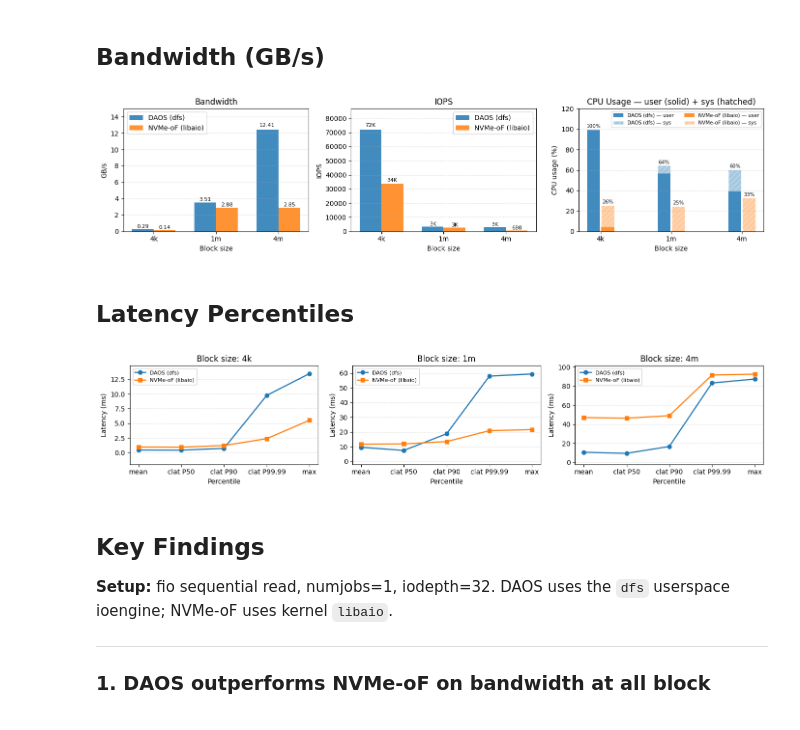
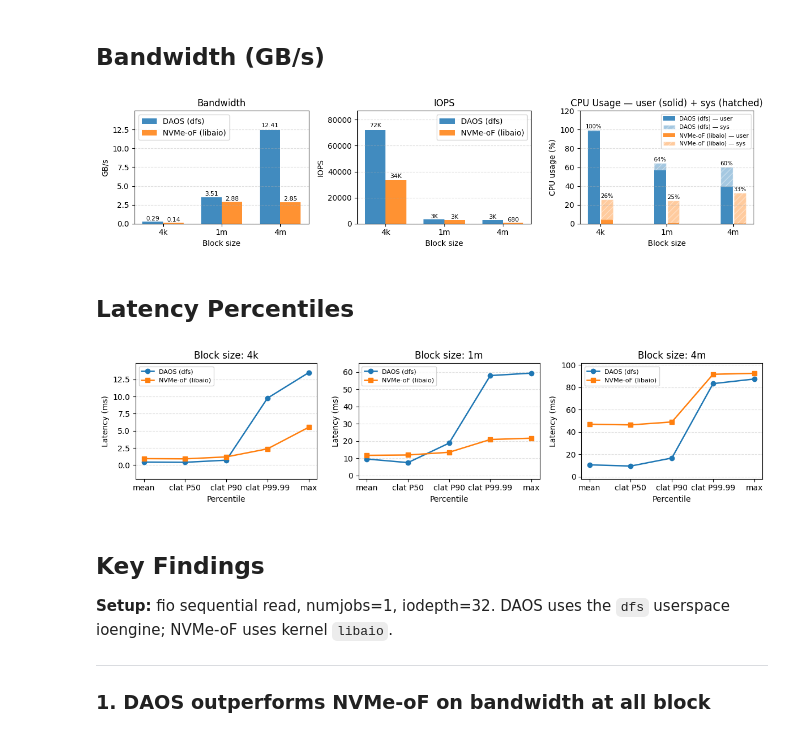
Before and after one commit to cissieAB/pdsw26_daos-bench, a Jupyter notebook: results/testbed/fio-cmp/fio_cmp.ipynb, the cells around one changed output. Cells and saved outputs as stored; diff of their text form; code cells hidden in the pictures.

Commit message:
Update plotting size

```diff
--- a/results/testbed/fio-cmp/fio_cmp.ipynb
+++ b/results/testbed/fio-cmp/fio_cmp.ipynb
@@ -62,7 +62,7 @@ df
 # %% [markdown]
 ## Bandwidth (GB/s)
 # %%
-fig, axes = plt.subplots(1, 3, figsize=(14, 3.5))
+fig, axes = plt.subplots(1, 3, figsize=(12, 3))
 
 bs_labels = BS_ORDER
 x = np.arange(len(bs_labels))
@@ -113,7 +113,7 @@ ax.set_xticklabels(bs_labels)
 ax.set_xlabel("Block size")
 ax.set_ylabel("CPU usage (%)")
 ax.set_title("CPU Usage — user (solid) + sys (hatched)")
-ax.legend(ncol=2, fontsize=7.5, loc="upper right")
+ax.legend(ncol=1, fontsize=7.5, loc="best")
 ax.grid(axis="y", linestyle="--", alpha=0.4)
 ax.set_ylim(0, 120)
 
@@ -122,37 +122,37 @@ plt.tight_layout()
 plt.savefig(RESULTS_DIR / "fio_cmp_bw_iops_cpu.pdf", dpi=150, bbox_inches="tight")
 plt.show()
 # %% [output]
-[figure, old version]
+[figure, new version]
 # %% [markdown]
 ## Latency Percentiles
 # %%
-fig, axes = plt.subplots(1, 3, figsize=(14, 3), sharey=False)
+fig, axes = plt.subplots(1, 3, figsize=(12, 3), sharey=False)
 
 pct_cols   = ["lat_mean_ms", "clat_p50_ms", "clat_p90_ms", "clat_p99_99_ms", "lat_max_ms"]
 pct_labels = ["mean", "clat P50", "clat P90", "clat P99.99", "max"]
 markers    = {"daos": "o", "nvmeof": "s"}
 
 for ax, bs in zip(axes, BS_ORDER):
     sub = df[df.block_size == bs]
     for backend in ["daos", "nvmeof"]:
         row = sub[sub.backend == backend].iloc[0]
         vals = [row[c] for c in pct_cols]
         ax.plot(pct_labels, vals,
                 marker=markers[backend], label=LABELS[backend],
                 color=COLORS[backend], linewidth=1.8, markersize=6)
 
     ax.set_title(f"Block size: {bs}")
     ax.set_xlabel("Percentile")
     ax.set_ylabel("Latency (ms)")
     ax.legend(fontsize=8)
     ax.grid(axis="y", linestyle="--", alpha=0.4)
     ax.set_ylim(bottom=-2, top=ax.get_ylim()[1] * 1.05)
 
 plt.tight_layout()
 plt.savefig(RESULTS_DIR / "fio_cmp_latency.pdf", dpi=150, bbox_inches="tight")
 plt.show()
 # %% [output]
-[figure, old version]
+[figure, new version]
 # %% [markdown]
 ## Key Findings
 
```
